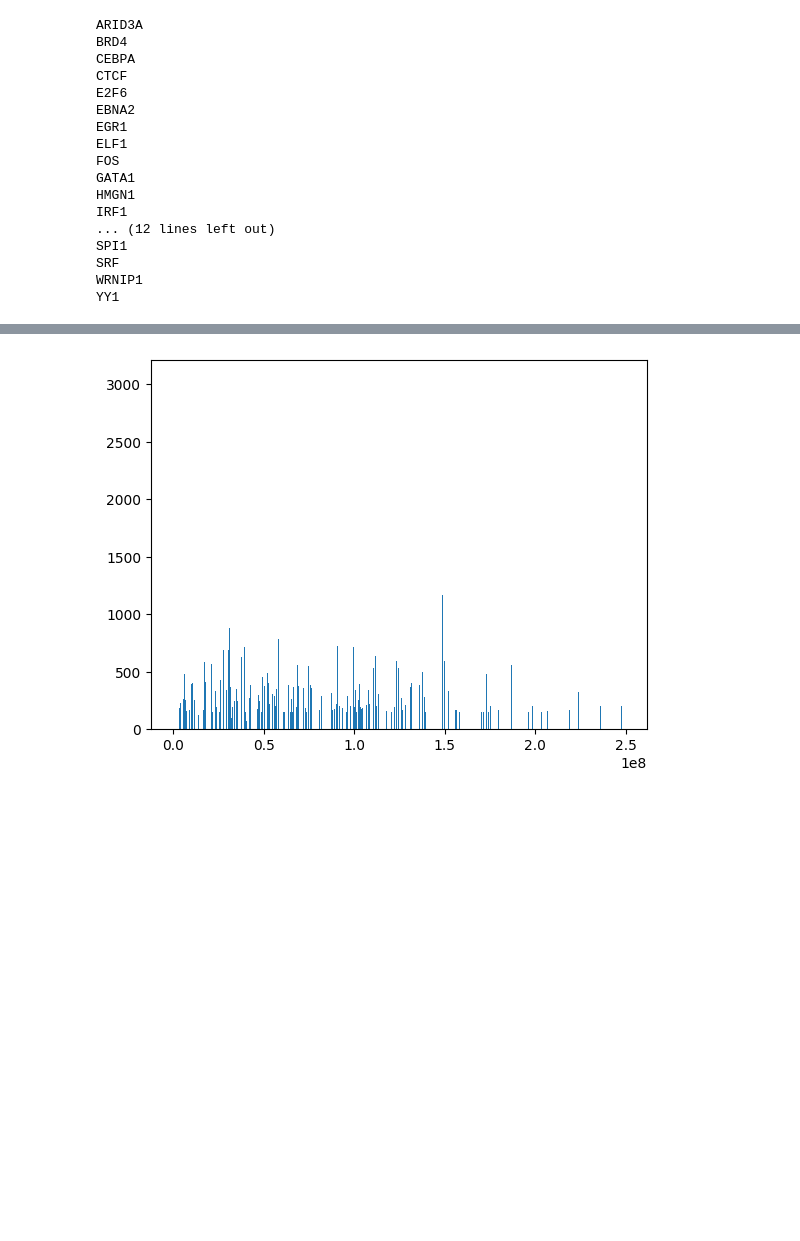
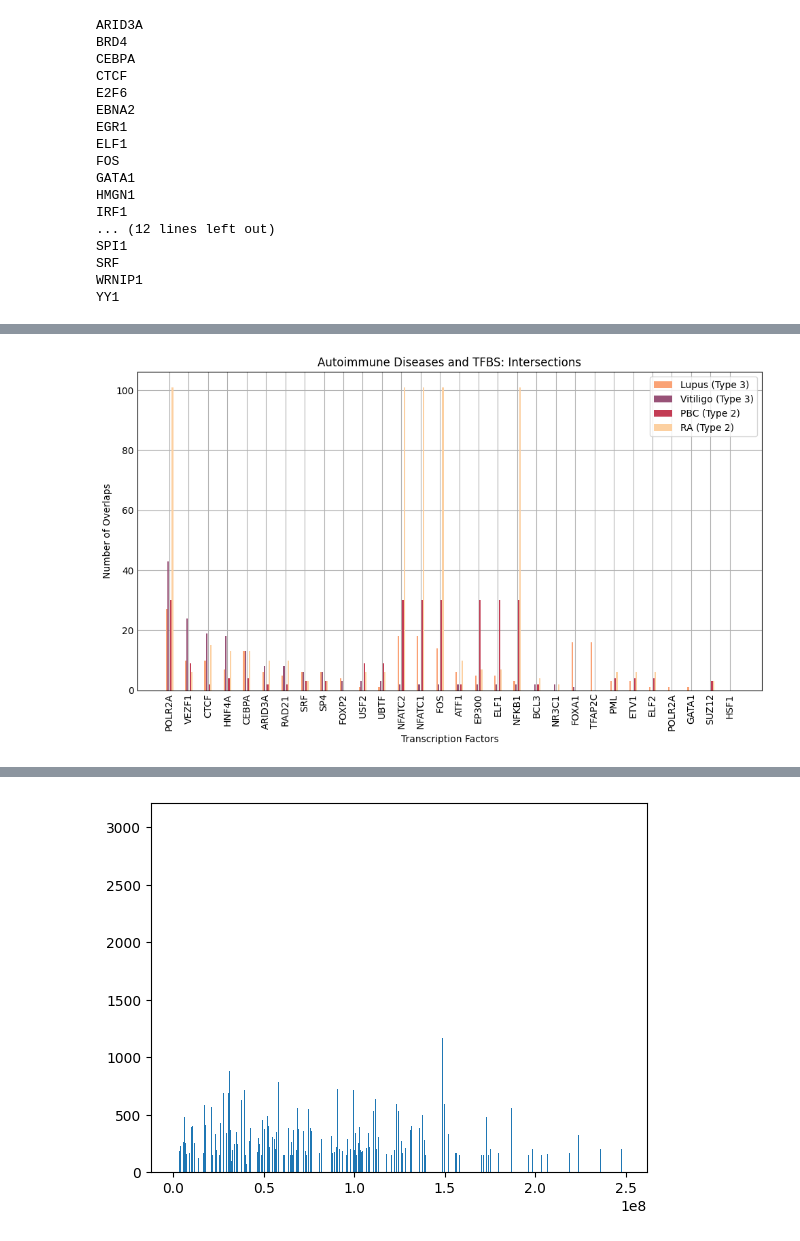
Before and after one commit to html1101/RELI-Analysis, a Jupyter notebook: visualize.ipynb, the cells around one changed output, grey strips where cells are left out. Drawn from its saved outputs; the diff is of its cells as text; code cells hidden in the pictures; blank space fills up the shorter version.

```diff
--- a/visualize.ipynb
+++ b/visualize.ipynb
@@ -327,3 +400,39 @@ array([[ 3.45230360e-01,  0.00000000e+00,  0.00000000e+00,
+# %%
+fig, ax = plt.subplots(figsize=(10, 6))
+
+info = np.array(info)
+vitiligo = [float(x) for x in info[:,0]]
+sle = [float(x) for x in info[:,1]]
+
+pbc = [float(x) for x in info[:,2]]
+ra = [float(x) for x in info[:,3]]
+# std_vitiligo = [float(x) / 2 for x in info[:,2]]
+
+# pbc = [float(x) for x in info[:,2]]
+# ra = [float(x) for x in info[:,3]]
+plt.style.use('_mpl-gallery')
+
+x = np.array([x * 1.3 for x in list(range(len(sle)))])
+ax.set_ylabel("Number of Overlaps")
+ax.set_xlabel("Transcription Factors")
+ax.set_xticks(x, [x.split(" - ")[0] for x in files], rotation=90)
+# plt.yticks([y for y in range(max(sle))])
+
+ax.bar(x - 0.20, sle, width=0.1, color='#FAA275', label="Lupus (Type 3)")
+ax.bar(x - 0.10, vitiligo, width=0.1, color='#985277', label="Vitiligo (Type 3)")
+ax.bar(x + 0.10, pbc, width=0.1, color='#C33C54', label="PBC (Type 2)")
+ax.bar(x + 0.20, ra, width=0.1, color='#FCD0A1', label="RA (Type 2)")
+
+# ax.bar(x + 0.05, pbc, width=0.1, color='#C33C54', align='center', label="PBC (Type 2)")
+# ax.bar(x + 0.15, ra, width=0.1, color='#FCD0A1', align='center', label="RA (Type 2)")
+
+ax.set_title("Autoimmune Diseases and TFBS: Intersections")
+ax.legend(loc="best")
+plt.tight_layout()
+plt.savefig("figures/avg_sle_pbc_ra_vitiligo_2.png")
+plt.show()
+# %% [output]
+[figure, added]
 # %%
 fig, ax = plt.subplots(figsize=(10, 6))
 
```
Also changed, not shown: parts of 10 cells of this notebook, 15 other files.
